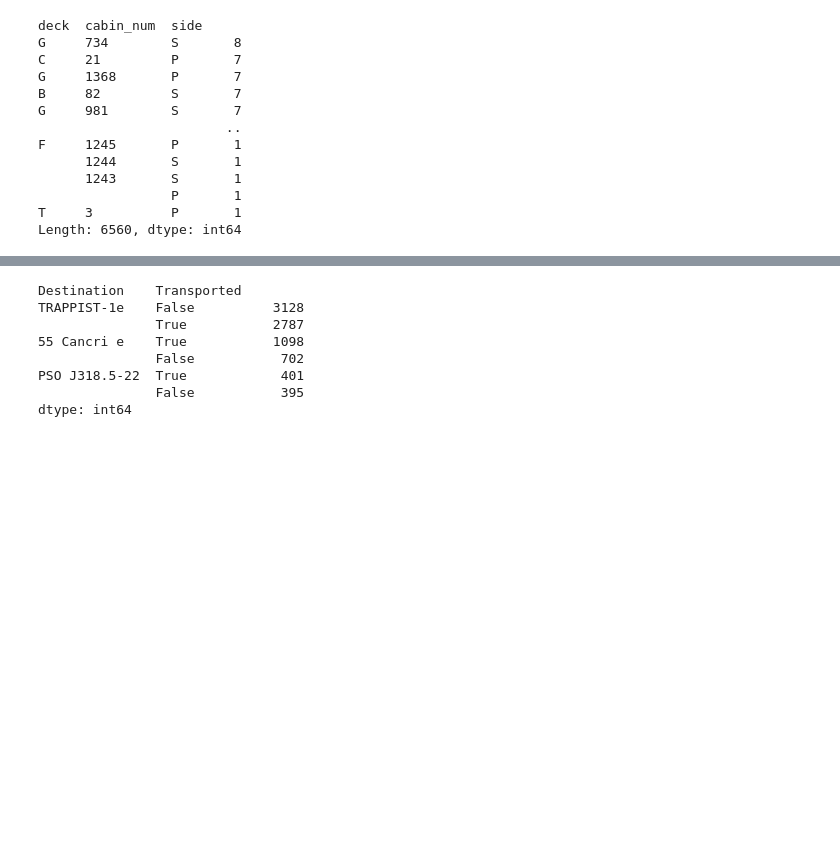
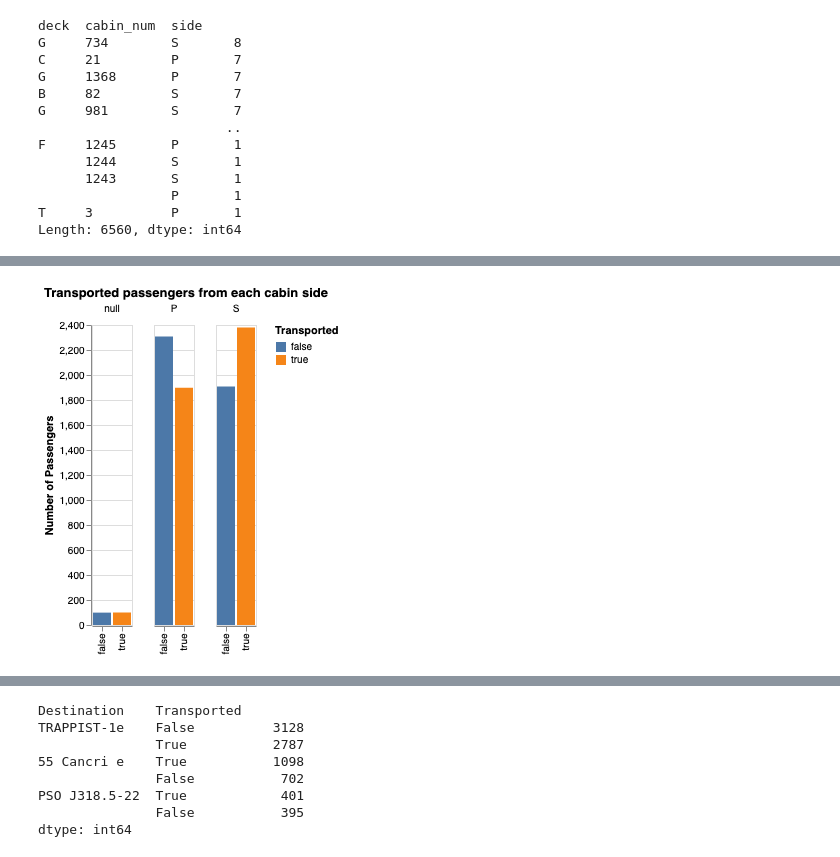
Before and after one commit to hcwang24/space_titanic, a Jupyter notebook: initial_analysis.ipynb, the cells around one changed output, grey strips where cells are left out. Cells and saved outputs as stored; diff of their text form; code cells hidden in the pictures; blank space fills up the shorter version.

```diff
--- a/initial_analysis.ipynb
+++ b/initial_analysis.ipynb
@@ -180,0 +208,13 @@ Length: 6560, dtype: int64
+# %%
+# More transported passengers from Starboard side of cabin.
+alt.Chart(
+    train_df[["Side", "Transported"]],
+    title="Transported passengers from each cabin side",
+).mark_bar().encode(
+    x=alt.X("Transported:N", title=""),
+    y=alt.Y("count()", title="Number of Passengers"),
+    color=alt.Color("Transported:N"),
+    column=alt.Column("Side:N", title=""),
+)
+# %% [output]
+[figure, added]
```
Also changed, not shown: parts of 10 cells of this notebook.
